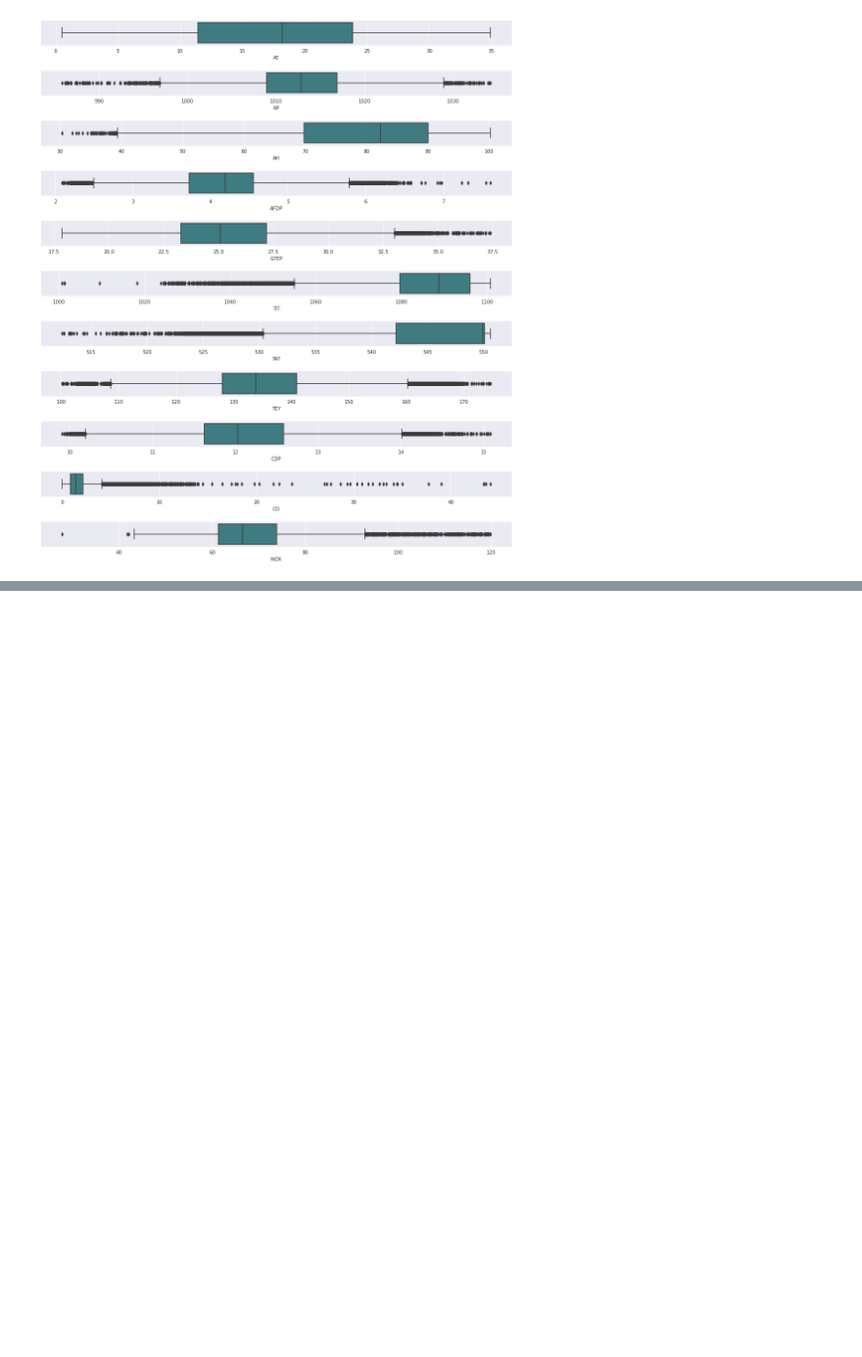
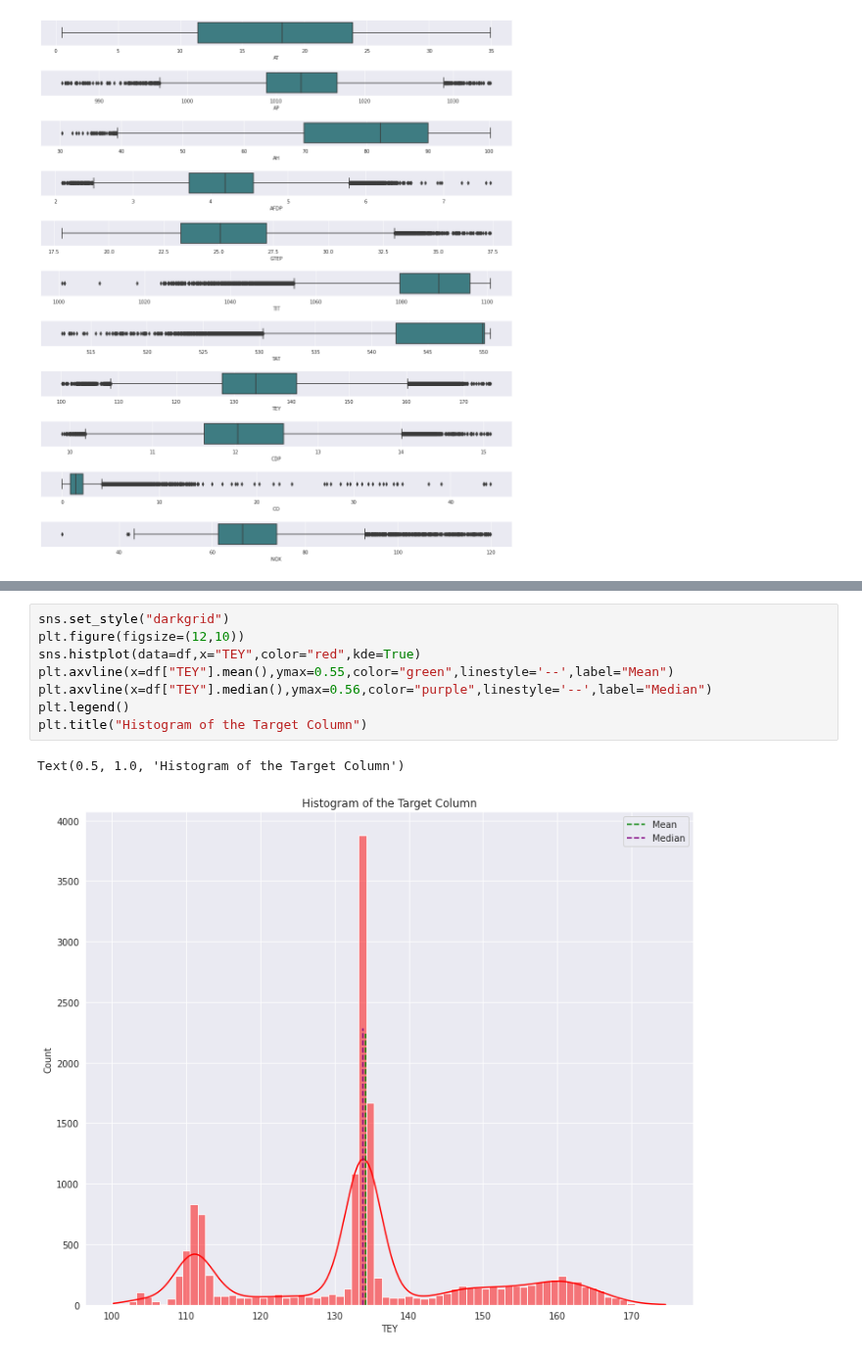
Before and after one commit to Bhavin52/Assignment, a Jupyter notebook: ANN_Q1.ipynb, the cells around one changed output, grey strips where cells are left out. Shown at 98% size. Saved outputs shown, nothing was run; the diff lists cells and outputs as text; blank space fills up the shorter version.

```diff
--- a/ANN_Q1.ipynb
+++ b/ANN_Q1.ipynb
@@ -317,0 +325,11 @@ plt.tight_layout(pad=2.0)
+# %%
+sns.set_style("darkgrid")
+plt.figure(figsize=(12,10))
+sns.histplot(data=df,x="TEY",color="red",kde=True)
+plt.axvline(x=df["TEY"].mean(),ymax=0.55,color="green",linestyle='--',label="Mean")
+plt.axvline(x=df["TEY"].median(),ymax=0.56,color="purple",linestyle='--',label="Median")
+plt.legend()
+plt.title("Histogram of the Target Column")
+# %% [output]
+Text(0.5, 1.0, 'Histogram of the Target Column')
+[figure, added]
```
Also changed, not shown: parts of 33 cells of this notebook.
